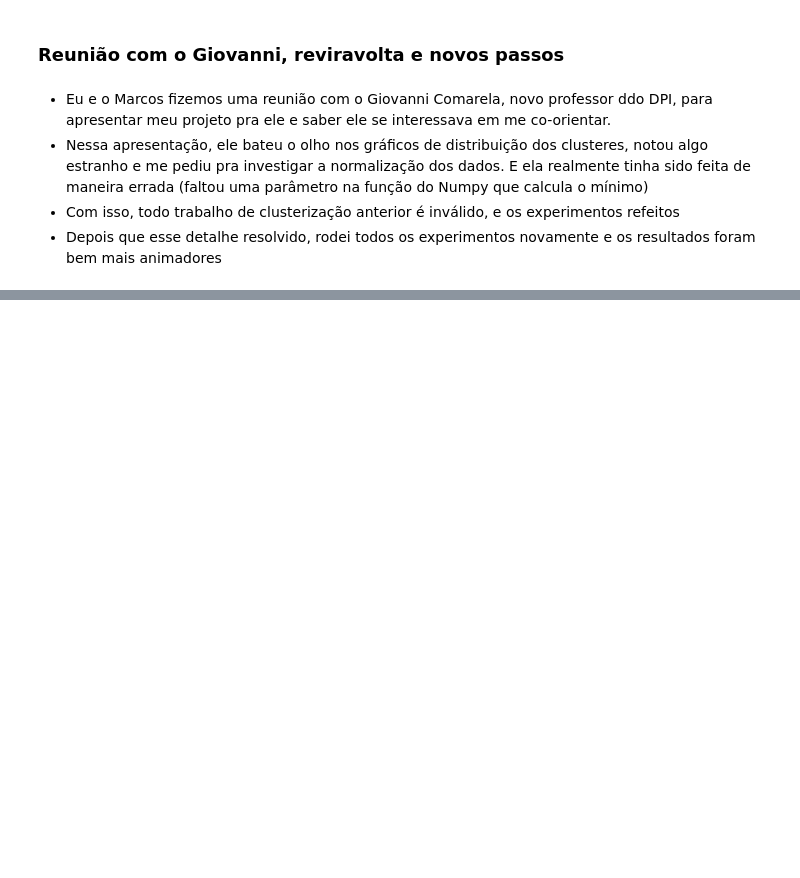
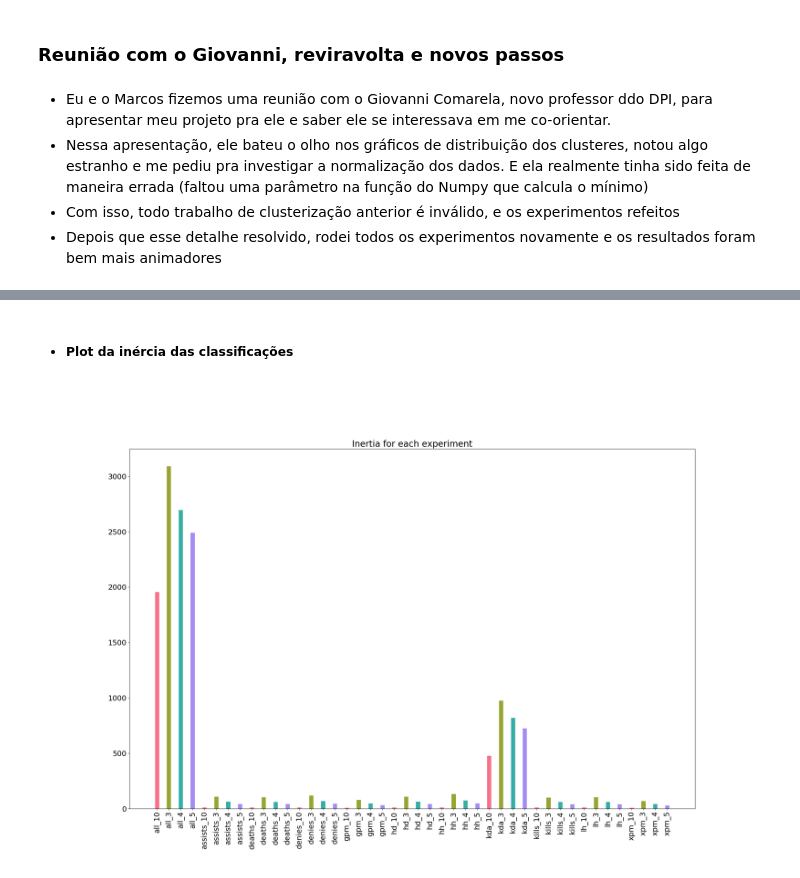
Before and after one commit to gaabrielfranco/notebooks-tcc, a Jupyter notebook: notebooks/log-tcc.ipynb, the cells around one changed output, grey strips where cells are left out. Saved outputs shown, nothing was run; the diff lists cells and outputs as text; code cells hidden in the pictures; blank space fills up the shorter version.

```diff
--- a/notebooks/log-tcc.ipynb
+++ b/notebooks/log-tcc.ipynb
@@ -415,0 +568,6 @@ Image(filename='data/hd-corr_pie.png')
+# %% [markdown]
+- ##### Plot da inércia das classificações
+# %%
+Image(filename='data/inertia-wo.png')
+# %% [output]
+[figure, added]
```
Also changed, not shown: parts of 23 cells of this notebook, 7 other files.
